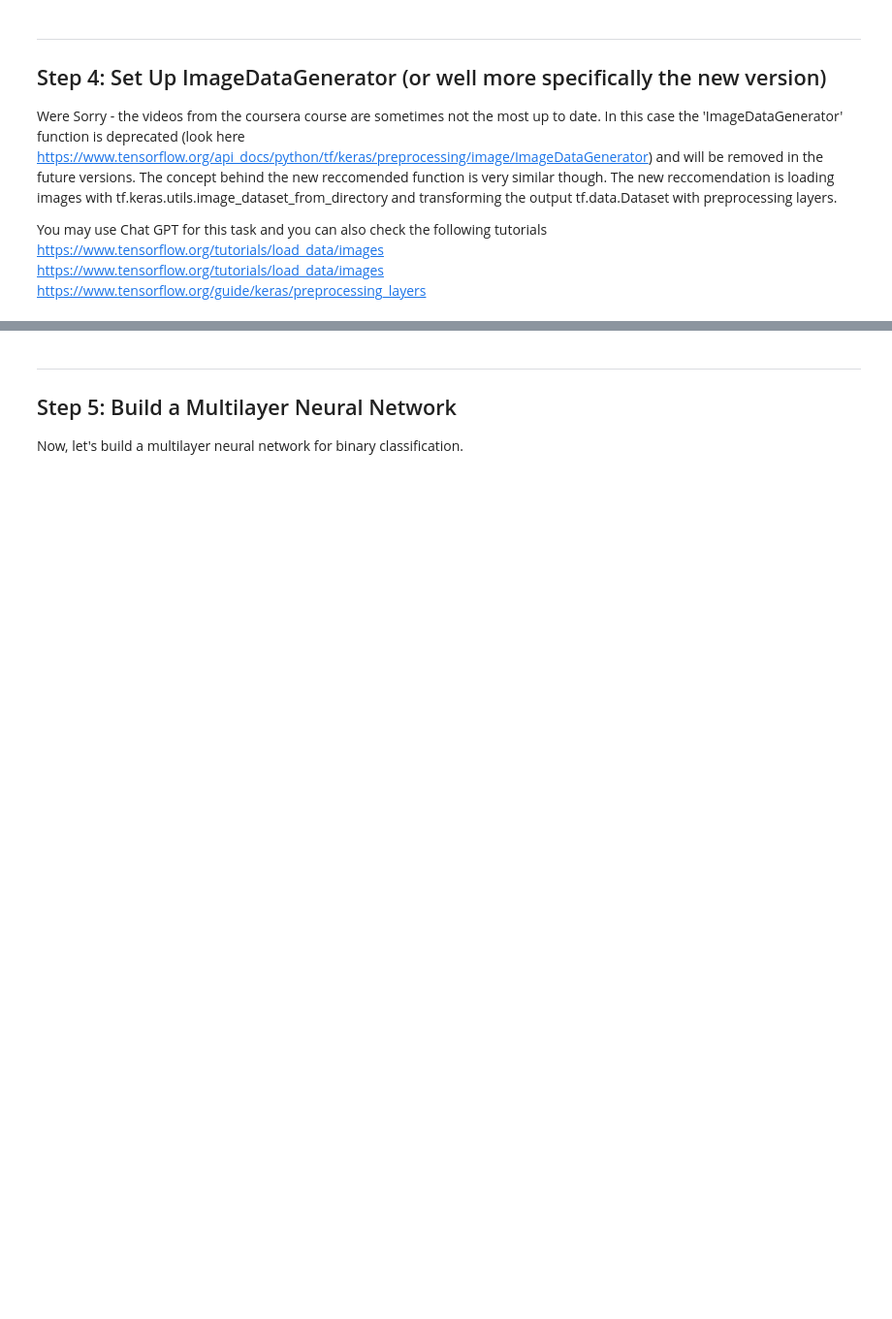
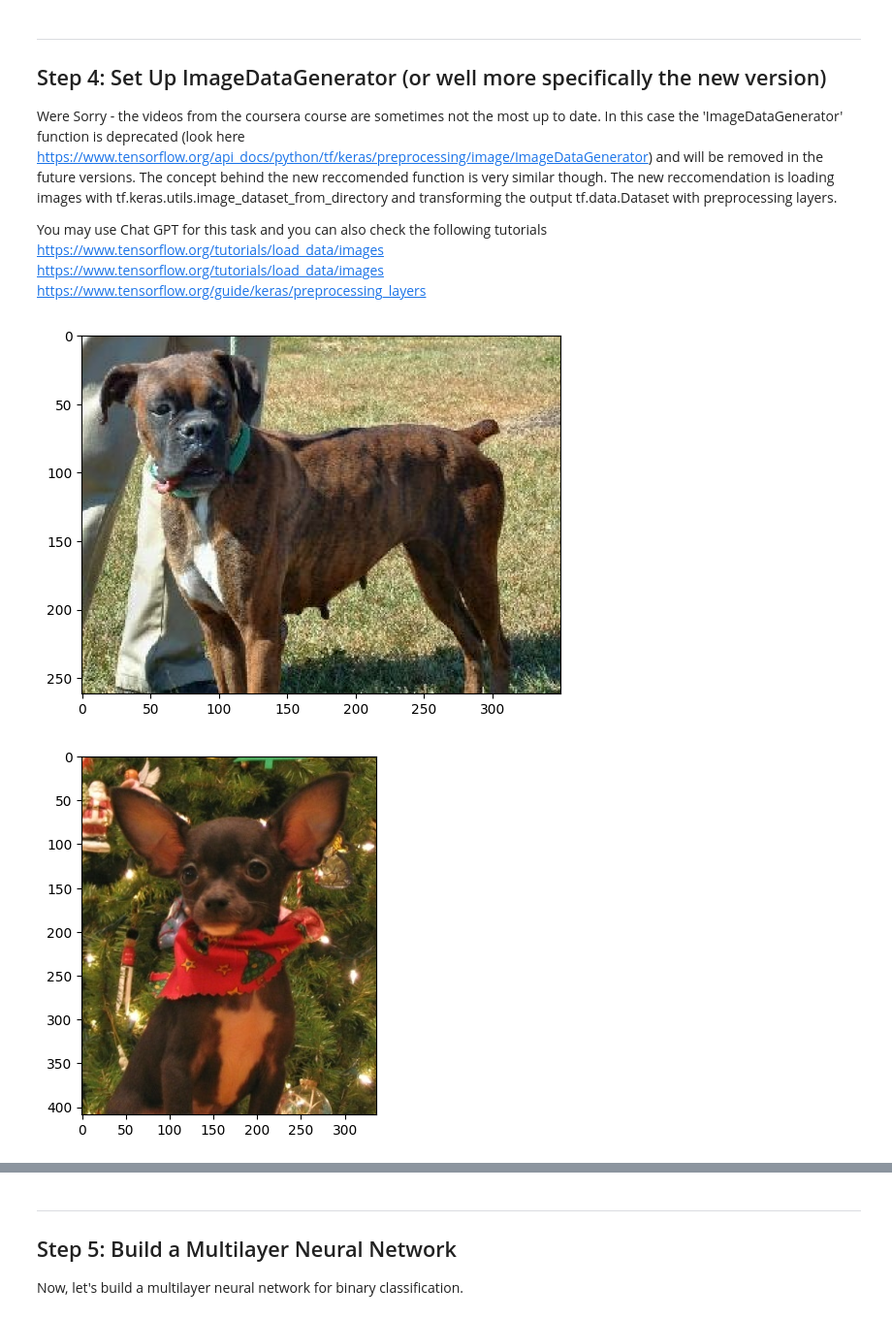
Before and after one commit to marvinschuett/Automated-CTG-analysis, a Jupyter notebook: learning material/Week2_Notebook1_Cats_and_Dogs.ipynb, the cells around one changed output, grey strips where cells are left out. Shown at 97% size. Drawn from its saved outputs; the diff is of its cells as text; code cells hidden in the pictures; blank space fills up the shorter version.

```diff
--- a/learning material/Week2_Notebook1_Cats_and_Dogs.ipynb
+++ b/learning material/Week2_Notebook1_Cats_and_Dogs.ipynb
@@ -70,0 +38,23 @@ Dataset cats_vs_dogs downloaded and prepared to /home/codespace/tensorflow_datas
+# %%
+# download the cats_vs_dogs dataset from tensorflow_datasets
+
+dataset, info = tfds.load('cats_vs_dogs', with_info=True, as_supervised=True)
+
+# print the number of classes in the dataset
+print(info.features['label'].num_classes)
+
+# print the number of total images and number of cats images and dogs images
+print(info.features['label'].names)
+print(info.splits['train'].num_examples)
+
+# Count the number of cat and dog images
+cat_count = 0
+dog_count = 0
+for image, label in tfds.as_numpy(dataset['train']):
+	if label == 0:
+		cat_count += 1
+	else:
+		dog_count += 1
+
+print(f'Number of cat images: {cat_count}')
+print(f'Number of dog images: {dog_count}')
@@ -88,0 +87,15 @@ https://www.tensorflow.org/guide/keras/preprocessing_layers <br>
+# %%
+# Retrieve 10 images from the dataset
+for image, label in tfds.as_numpy(dataset['train'].take(10)):
+	plt.imshow(image)
+	plt.show()
+
+# randomly shuffle the dataset
+dataset['train'] = dataset['train'].shuffle(1000)
+
+# split the dataset into training and validation sets
+train_size = int(0.7 * info.splits['train'].num_examples)
+val_size = int(0.3 * info.splits['train'].num_examples)
+# %% [output]
+[figure, added]
+[figure, added]
```
Also changed, not shown: parts of 10 cells of this notebook.
